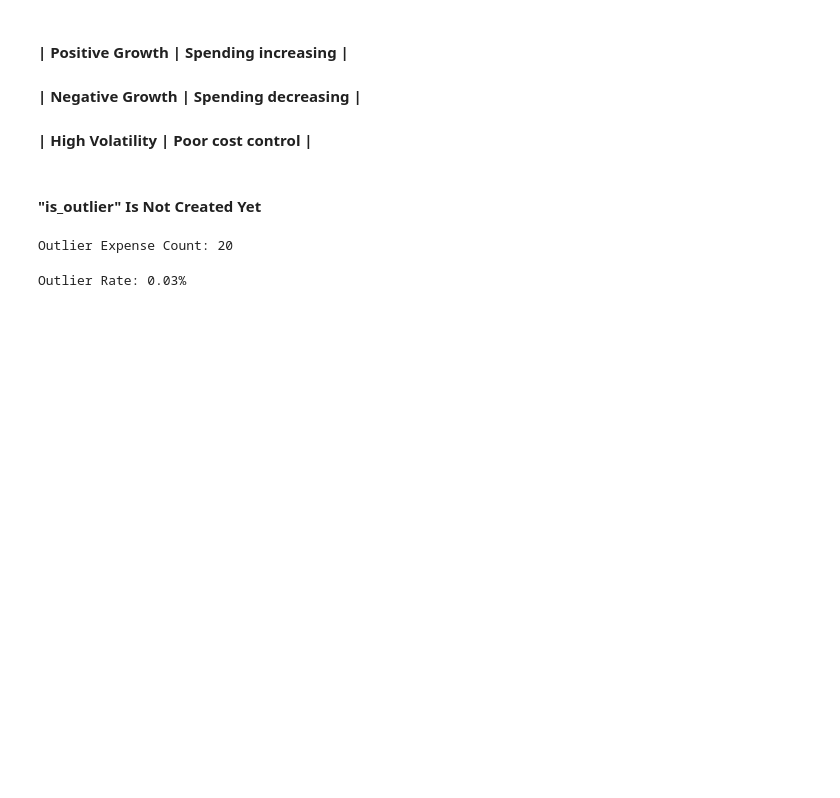
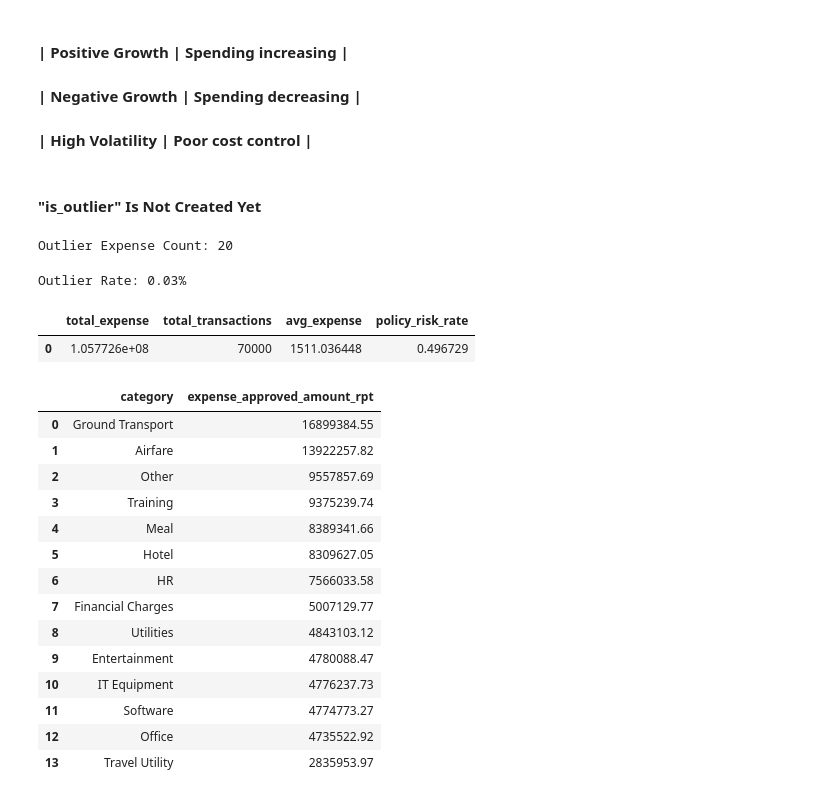
Before and after one commit to duggalvivekmr/orionx-travel-expense-kpis, a Jupyter notebook: orionx-travel-expense-kpis/notebooks/03_kpi_eda.ipynb, the cells around one changed output. Saved outputs shown, nothing was run; the diff lists cells and outputs as text; code cells hidden in the pictures; blank space fills up the shorter version.

```diff
--- a/orionx-travel-expense-kpis/notebooks/03_kpi_eda.ipynb
+++ b/orionx-travel-expense-kpis/notebooks/03_kpi_eda.ipynb
@@ -756,3 +756,32 @@ outlier_rate = df["is_outlier"].mean() * 100
 print(f"Outlier Rate: {outlier_rate:.2f}%")
 # %% [output]
 Outlier Rate: 0.03%
+# %%
+import pandas as pd
+
+df_kpi = pd.read_parquet("../data/curated/expense_kpis.parquet")
+
+df_kpi
+# %% [output]
+|  | total_expense | total_transactions | avg_expense | policy_risk_rate |
+| 0 | 1.057726e+08 | 70000 | 1511.036448 | 0.496729 |
+# %%
+df_kpi = pd.read_parquet("../data/curated/kpi_category.parquet")
+# %%
+df_kpi
+# %% [output]
+|  | category | expense_approved_amount_rpt |
+| 0 | Ground Transport | 16899384.55 |
+| 1 | Airfare | 13922257.82 |
+| 2 | Other | 9557857.69 |
+| 3 | Training | 9375239.74 |
+| 4 | Meal | 8389341.66 |
+| 5 | Hotel | 8309627.05 |
+| 6 | HR | 7566033.58 |
+| 7 | Financial Charges | 5007129.77 |
+| 8 | Utilities | 4843103.12 |
+| 9 | Entertainment | 4780088.47 |
+| 10 | IT Equipment | 4776237.73 |
+| 11 | Software | 4774773.27 |
+| 12 | Office | 4735522.92 |
+| 13 | Travel Utility | 2835953.97 |
```
Also changed, not shown: parts of 4 cells of this notebook, 9 other files.
